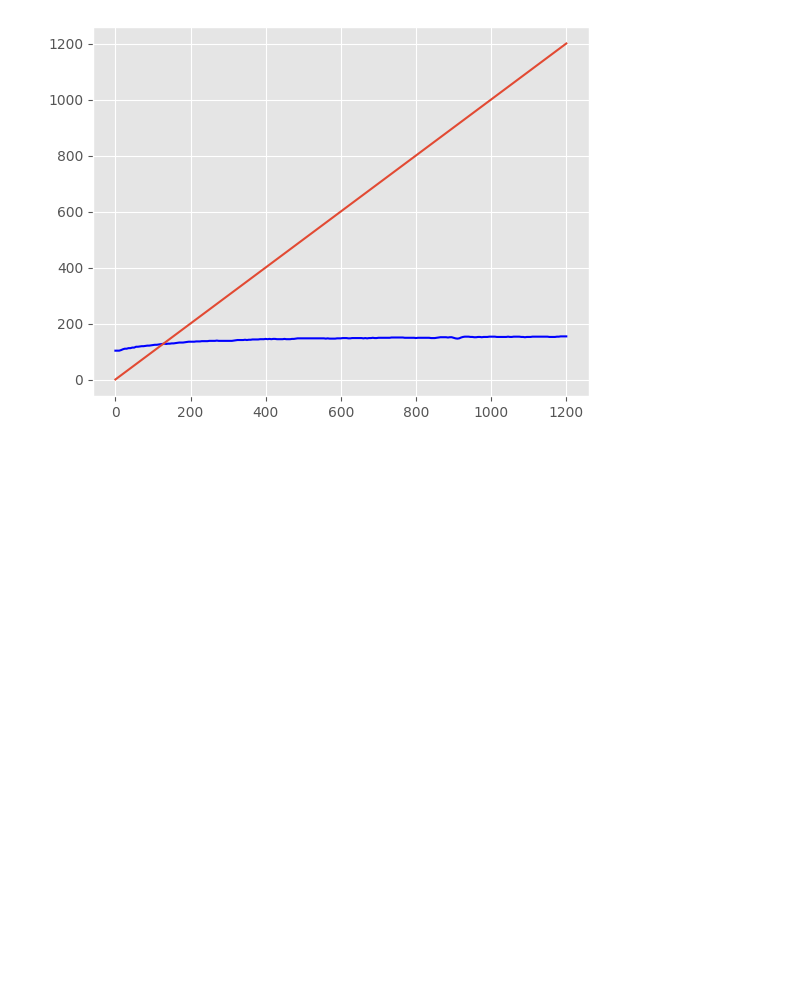
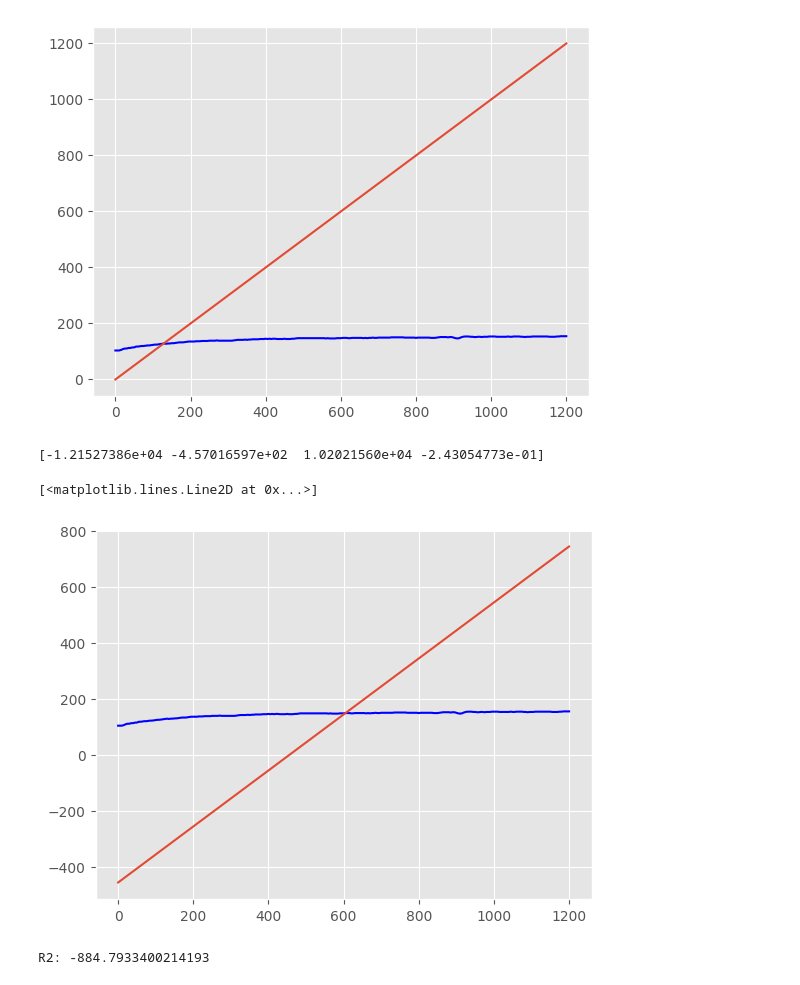
Before and after one commit to nightitachi/Block-Notes, a Jupyter notebook: lesson.ipynb, the cells around one changed output. Cells and saved outputs as stored; diff of their text form; code cells hidden in the pictures; blank space fills up the shorter version.

```diff
--- a/lesson.ipynb
+++ b/lesson.ipynb
@@ -127,7 +125,7 @@ plt.plot(hr['Time (sec)'] , hr['Heart Rate (BPM)'])
 def BPM(c0,t , c1 , c2 , c3 ):
   return c0 + c1 -c2*np.exp(-c3*t)
 # %%
-guess = [500 , 0.1 , 80 ,  0.02]
+guess = [500 , 0.01 , 80 ,  0.01]
 # %%
 len_ = len(hr['Time (sec)'])
 y1= np.zeros(len_)
@@ -140,3 +138,24 @@ plt.plot(hr['Time (sec)'] , y1)
 # %% [output]
 [<matplotlib.lines.Line2D at 0x...>]
 [figure]
+# %%
+from scipy.optimize import curve_fit
+c, cov = curve_fit(BPM, hr['Time (sec)'].values, hr['Heart Rate (BPM)'].values, guess)
+print(c)
+# %% [output]
+[-1.21527386e+04 -4.57016597e+02  1.02021560e+04 -2.43054773e-01]
+# %%
+y2= np.zeros(len_)
+for i in range(len_):
+  y2[i]= BPM(hr['Time (sec)'][i] ,c[0],c[1], c[2] , c[3] )
+
+plt.plot(hr['Time (sec)'] , hr['Heart Rate (BPM)'] , 'b')
+plt.plot(hr['Time (sec)'] , y2)
+# %% [output]
+[<matplotlib.lines.Line2D at 0x...>]
+[figure, added]
+# %%
+from sklearn.metrics import r2_score
+print('R2:' , r2_score(hr['Heart Rate (BPM)'] , y2))
+# %% [output]
+R2: -884.7933400214193
```
Also changed, not shown: parts of 16 cells of this notebook.
